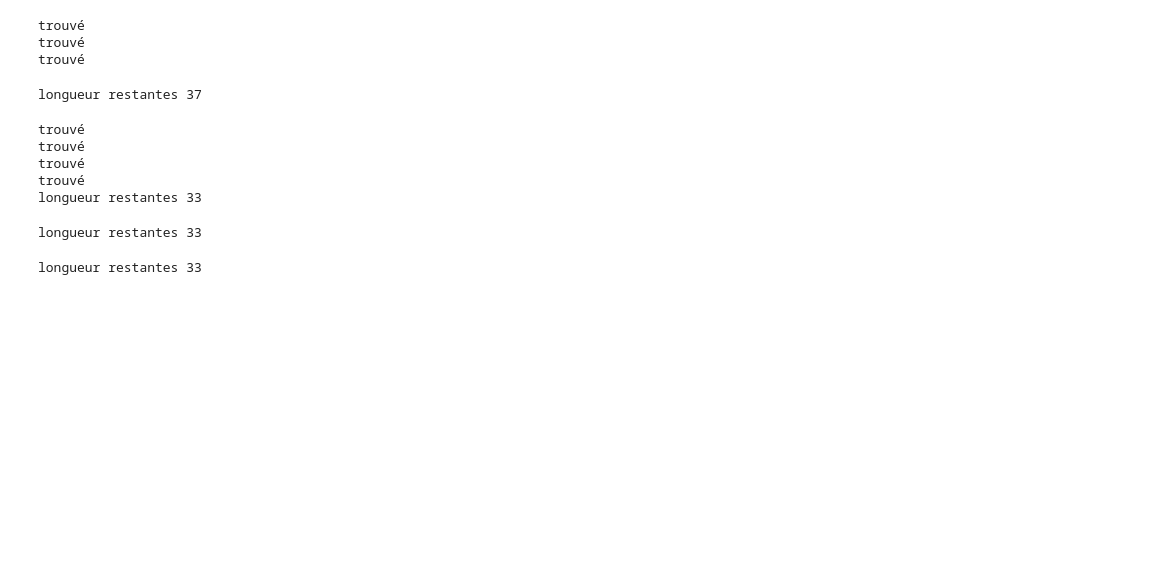
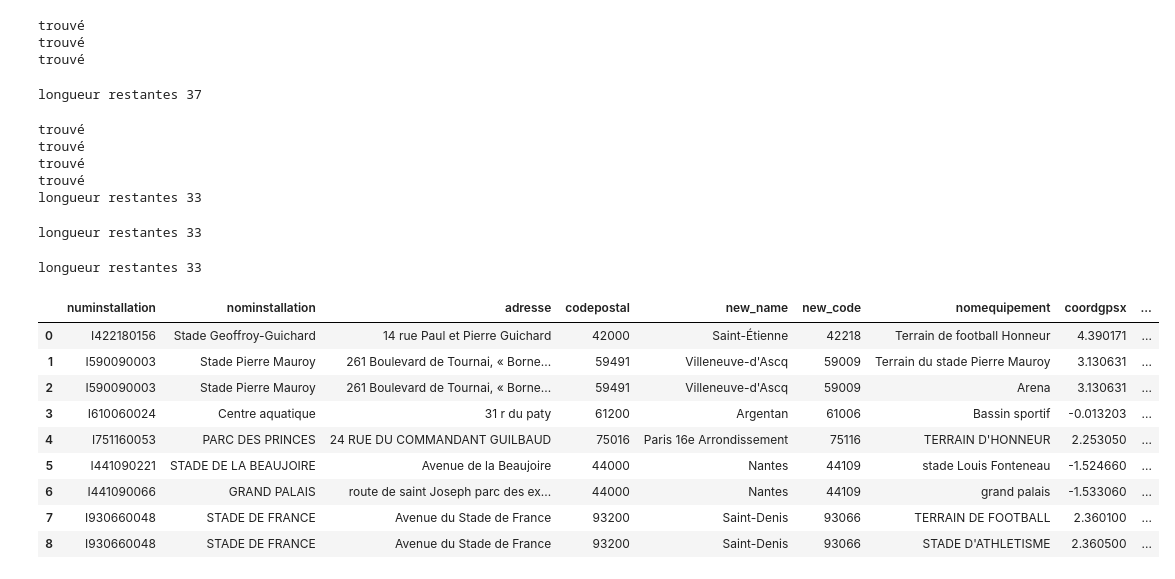
Before and after one commit to pierreantoineviudes/infra_jo_viz, a Jupyter notebook: utils/create_mapping.ipynb, the cells around one changed output. Cells and saved outputs as stored; diff of their text form; code cells hidden in the pictures; blank space fills up the shorter version.

```diff
--- a/utils/create_mapping.ipynb
+++ b/utils/create_mapping.ipynb
@@ -54,7 +57,8 @@ for lieu in lieu_epreuves:
     if res.json()['total_count'] > 0:
         print('trouvé')
         lieu_remove.append(lieu)
-        pd.DataFrame(res.json()['results']).to_csv(f"../data/raw/{lieu}_upper.csv")
+        # pd.DataFrame(res.json()['results']).to_csv(f"../data/raw/{lieu}_upper.csv")
+        data = pd.concat([data, pd.DataFrame(res.json()['results'])])
 for lieu in lieu_remove:
     lieu_epreuves.remove(lieu)
 print('longueur restantes', len(lieu_epreuves))
@@ -82,10 +86,28 @@ for lieu in lieu_epreuves:
     if res.json()['total_count'] > 0:
         print('trouvé')
         lieu_remove.append(lieu)
-        pd.DataFrame(res.json()['results']).to_csv(f"../data/raw/{lieu}_lower.csv")
+        # pd.DataFrame(res.json()['results']).to_csv(f"../data/raw/{lieu}_lower.csv")
+        data = pd.concat([data, pd.DataFrame(res.json()['results'])])
 for lieu in lieu_remove:
     lieu_epreuves.remove(lieu)
 
 print('longueur restantes', len(lieu_epreuves))
 # %% [output]
 longueur restantes 33
+# %%
+data = data.reset_index(drop=True)
+# %%
+data = data.loc[data.carac72 != 0].reset_index(drop=True)
+# %%
+data
+# %% [output]
+|  | numinstallation | nominstallation | adresse | codepostal | new_name | new_code | nomequipement | coordgpsx | ... |
+| 0 | I422180156 | Stade Geoffroy-Guichard | 14 rue Paul et Pierre Guichard | 42000 | Saint-Étienne | 42218 | Terrain de football Honneur | 4.390171 | ... |
+| 1 | I590090003 | Stade Pierre Mauroy | 261 Boulevard de Tournai, « Borne... | 59491 | Villeneuve-d'Ascq | 59009 | Terrain du stade Pierre Mauroy | 3.130631 | ... |
+| 2 | I590090003 | Stade Pierre Mauroy | 261 Boulevard de Tournai, « Borne... | 59491 | Villeneuve-d'Ascq | 59009 | Arena | 3.130631 | ... |
+| 3 | I610060024 | Centre aquatique | 31 r du paty | 61200 | Argentan | 61006 | Bassin sportif | -0.013203 | ... |
+| 4 | I751160053 | PARC DES PRINCES | 24 RUE DU COMMANDANT GUILBAUD | 75016 | Paris 16e Arrondissement | 75116 | TERRAIN D'HONNEUR | 2.253050 | ... |
+| 5 | I441090221 | STADE DE LA BEAUJOIRE | Avenue de la Beaujoire | 44000 | Nantes | 44109 | stade Louis Fonteneau | -1.524660 | ... |
+| 6 | I441090066 | GRAND PALAIS | route de saint Joseph parc des ex... | 44000 | Nantes | 44109 | grand palais | -1.533060 | ... |
+| 7 | I930660048 | STADE DE FRANCE | Avenue du Stade de France | 93200 | Saint-Denis | 93066 | TERRAIN DE FOOTBALL | 2.360100 | ... |
+| 8 | I930660048 | STADE DE FRANCE | Avenue du Stade de France | 93200 | Saint-Denis | 93066 | STADE D'ATHLETISME | 2.360500 | ... |
```
Also changed, not shown: parts of 3 cells of this notebook, 7 other files.
